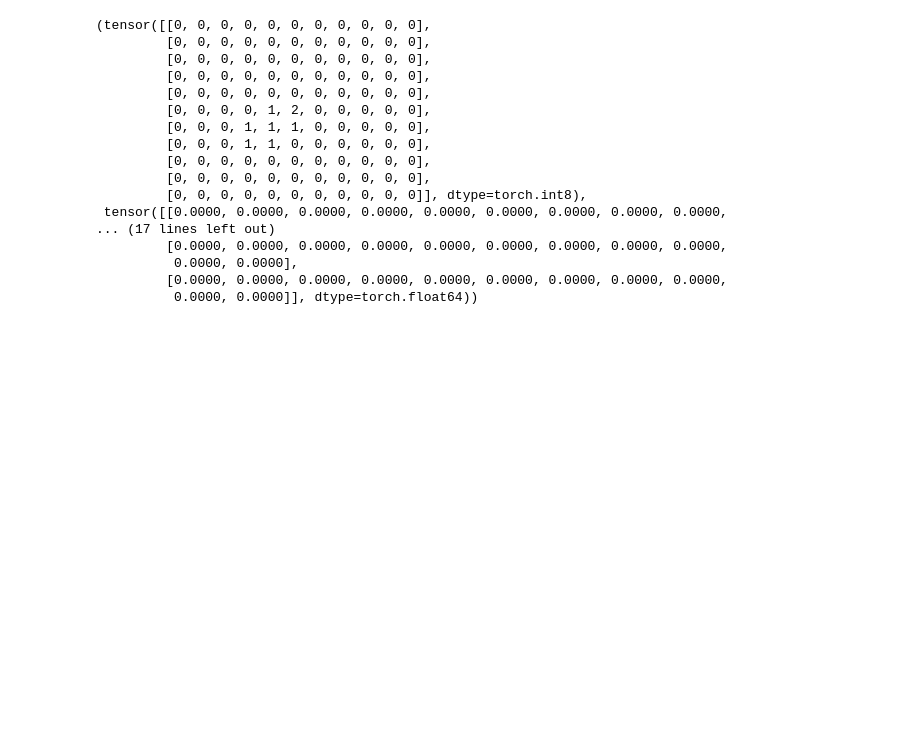
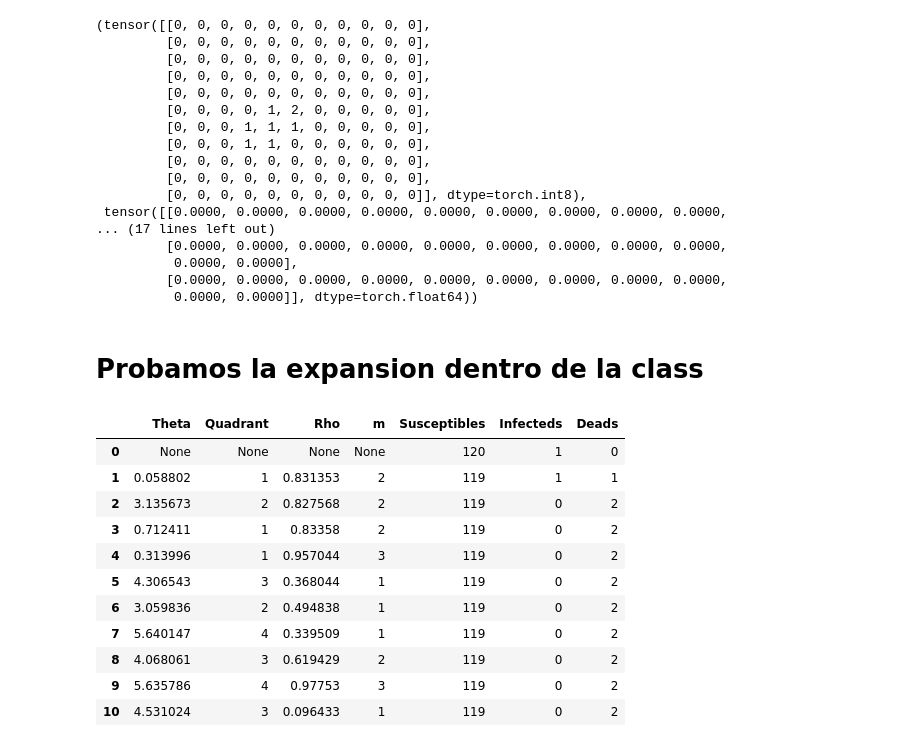
Before and after one commit to joanboterspitarch/PyTorch, a Jupyter notebook: pruebas_smodel.ipynb, the cells around one changed output. Cells and saved outputs as stored; diff of their text form; code cells hidden in the pictures; blank space fills up the shorter version.

Commit message:
Extensión de class Grid.

```diff
--- a/pruebas_smodel.ipynb
+++ b/pruebas_smodel.ipynb
@@ -238,3 +240,5 @@ E[:,:,2], P[:,:,1]
           0.0000, 0.0000],
          [0.0000, 0.0000, 0.0000, 0.0000, 0.0000, 0.0000, 0.0000, 0.0000, 0.0000,
           0.0000, 0.0000]], dtype=torch.float64))
+# %% [markdown]
+# Probamos la expansion dentro de la class
@@ -240,0 +247,19 @@ E[:,:,2], P[:,:,1]
+# %%
+grid = Grid(N=11)
+# %%
+grid.__param__()
+grid.Expansion()
+grid.df
+# %% [output]
+|  | Theta | Quadrant | Rho | m | Susceptibles | Infecteds | Deads |
+| 0 | None | None | None | None | 120 | 1 | 0 |
+| 1 | 0.058802 | 1 | 0.831353 | 2 | 119 | 1 | 1 |
+| 2 | 3.135673 | 2 | 0.827568 | 2 | 119 | 0 | 2 |
+| 3 | 0.712411 | 1 | 0.83358 | 2 | 119 | 0 | 2 |
+| 4 | 0.313996 | 1 | 0.957044 | 3 | 119 | 0 | 2 |
+| 5 | 4.306543 | 3 | 0.368044 | 1 | 119 | 0 | 2 |
+| 6 | 3.059836 | 2 | 0.494838 | 1 | 119 | 0 | 2 |
+| 7 | 5.640147 | 4 | 0.339509 | 1 | 119 | 0 | 2 |
+| 8 | 4.068061 | 3 | 0.619429 | 2 | 119 | 0 | 2 |
+| 9 | 5.635786 | 4 | 0.97753 | 3 | 119 | 0 | 2 |
+| 10 | 4.531024 | 3 | 0.096433 | 1 | 119 | 0 | 2 |
```
Also changed, not shown: parts of 20 cells of this notebook, 2 other files.
